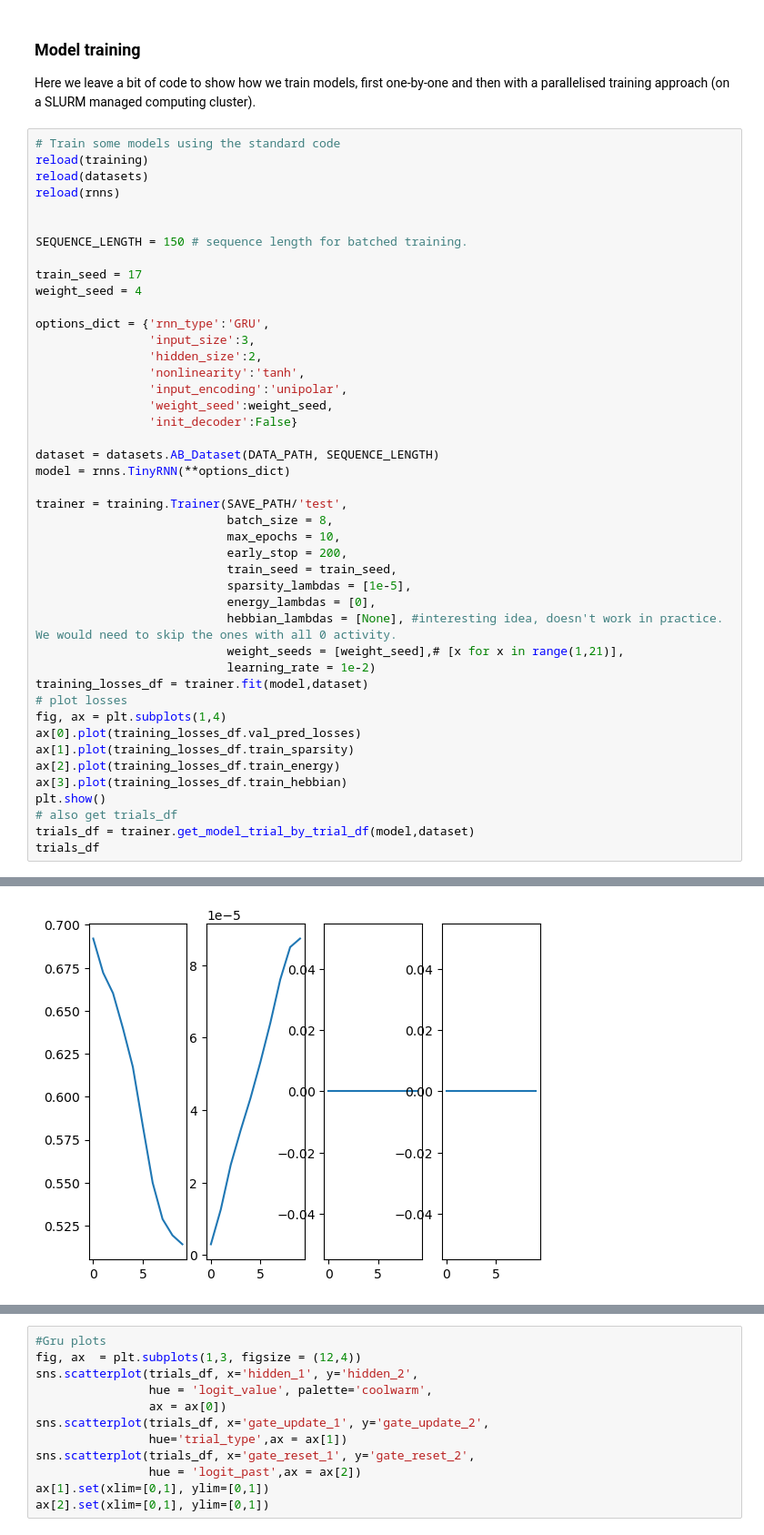
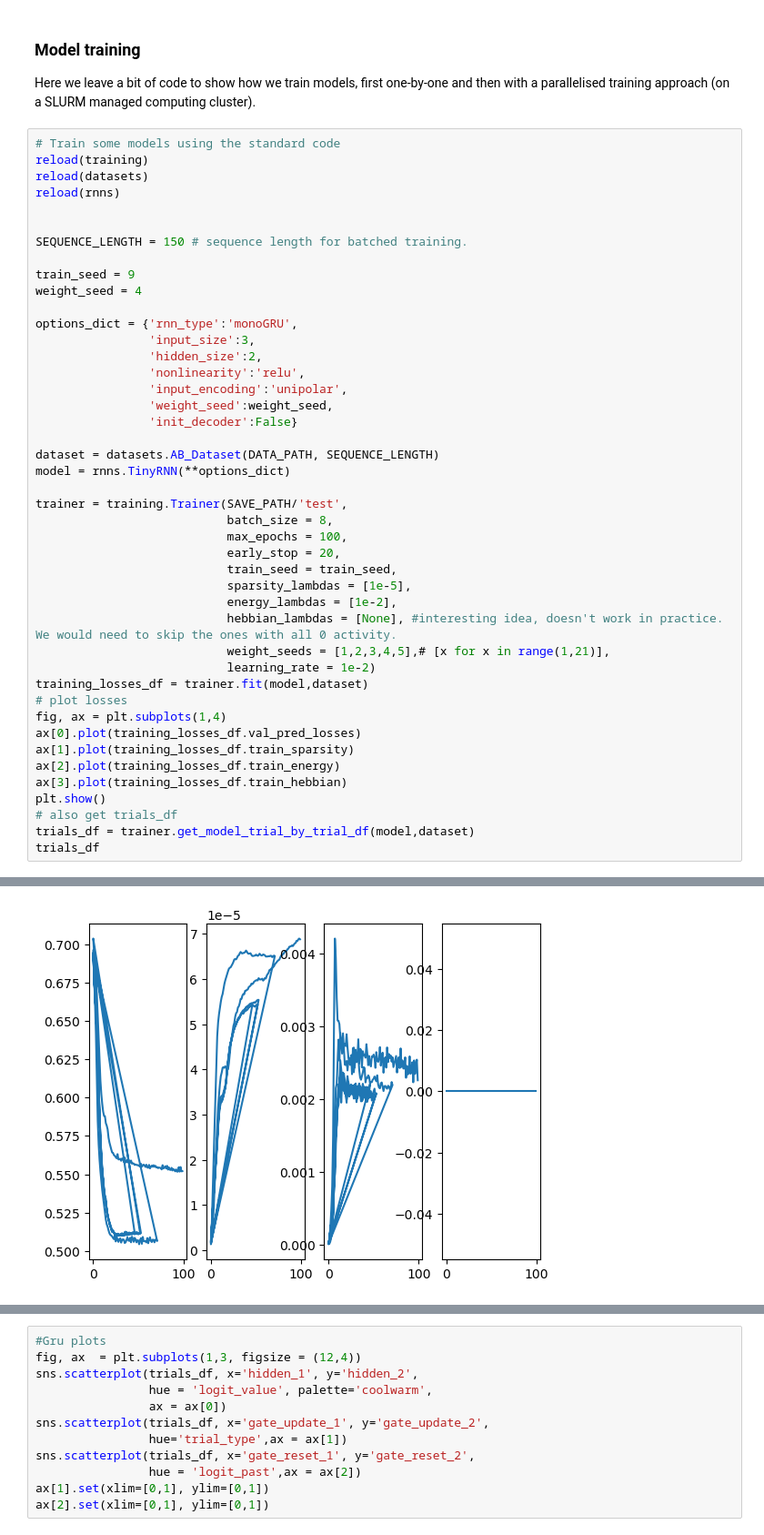
Before and after one commit to charlesdgburns/NM_TinyRNN, a Jupyter notebook: notebooks/train_and_select._RNNs.ipynb, the cells around one changed output, grey strips where cells are left out. Shown at 91% size. Saved outputs shown, nothing was run; the diff lists cells and outputs as text.

```diff
--- a/notebooks/train_and_select._RNNs.ipynb
+++ b/notebooks/train_and_select._RNNs.ipynb
@@ -75,13 +75,13 @@ reload(rnns)
 
 SEQUENCE_LENGTH = 150 # sequence length for batched training.
 
-train_seed = 17
+train_seed = 9
 weight_seed = 4
 
-options_dict = {'rnn_type':'GRU',
+options_dict = {'rnn_type':'monoGRU',
                 'input_size':3,
                 'hidden_size':2,
-                'nonlinearity':'tanh',
+                'nonlinearity':'relu',
                 'input_encoding':'unipolar',
                 'weight_seed':weight_seed,
                 'init_decoder':False}
@@ -91,13 +91,13 @@ model = rnns.TinyRNN(**options_dict)
 
 trainer = training.Trainer(SAVE_PATH/'test',
                            batch_size = 8,
-                           max_epochs = 10,
-                           early_stop = 200,
+                           max_epochs = 100,
+                           early_stop = 20,
                            train_seed = train_seed,
                            sparsity_lambdas = [1e-5],
-                           energy_lambdas = [0],
+                           energy_lambdas = [1e-2],
                            hebbian_lambdas = [None], #interesting idea, doesn't work in practice. We would need to skip the ones with all 0 activity.
-                           weight_seeds = [weight_seed],# [x for x in range(1,21)],
+                           weight_seeds = [1,2,3,4,5],# [x for x in range(1,21)],
                            learning_rate = 1e-2)
 training_losses_df = trainer.fit(model,dataset)
 # plot losses
@@ -131 +159 @@ Lastly, extracting activations on full dataset
-[figure, old version]
+[figure, new version]
```
Also changed, not shown: parts of 3 cells of this notebook, 2 other files.
